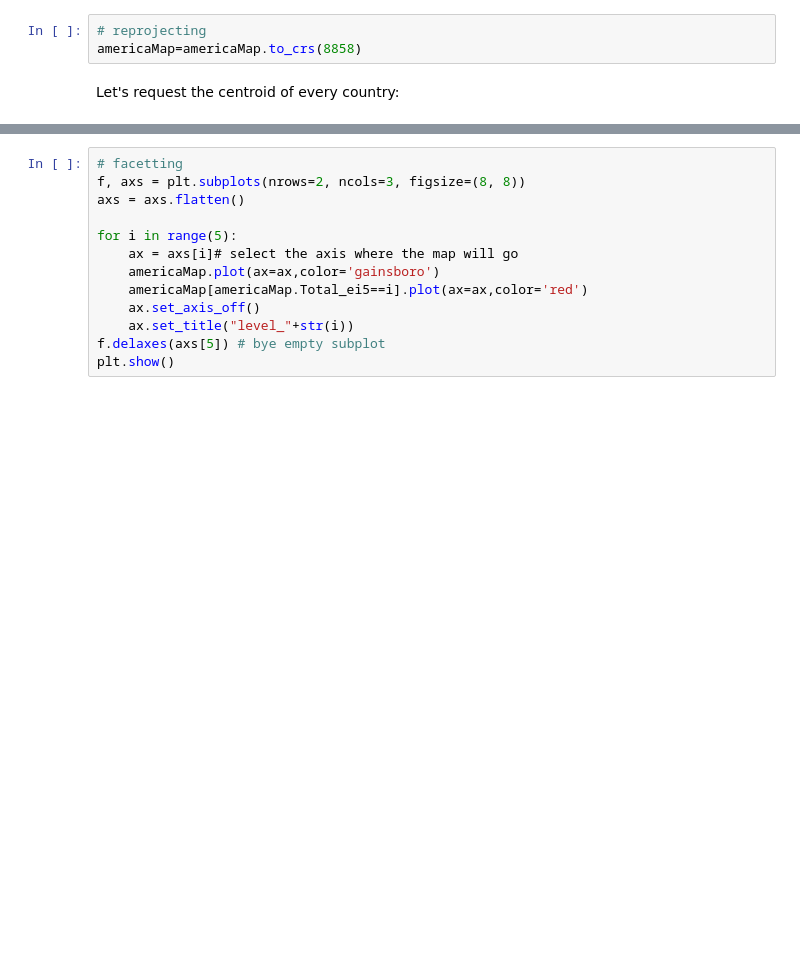
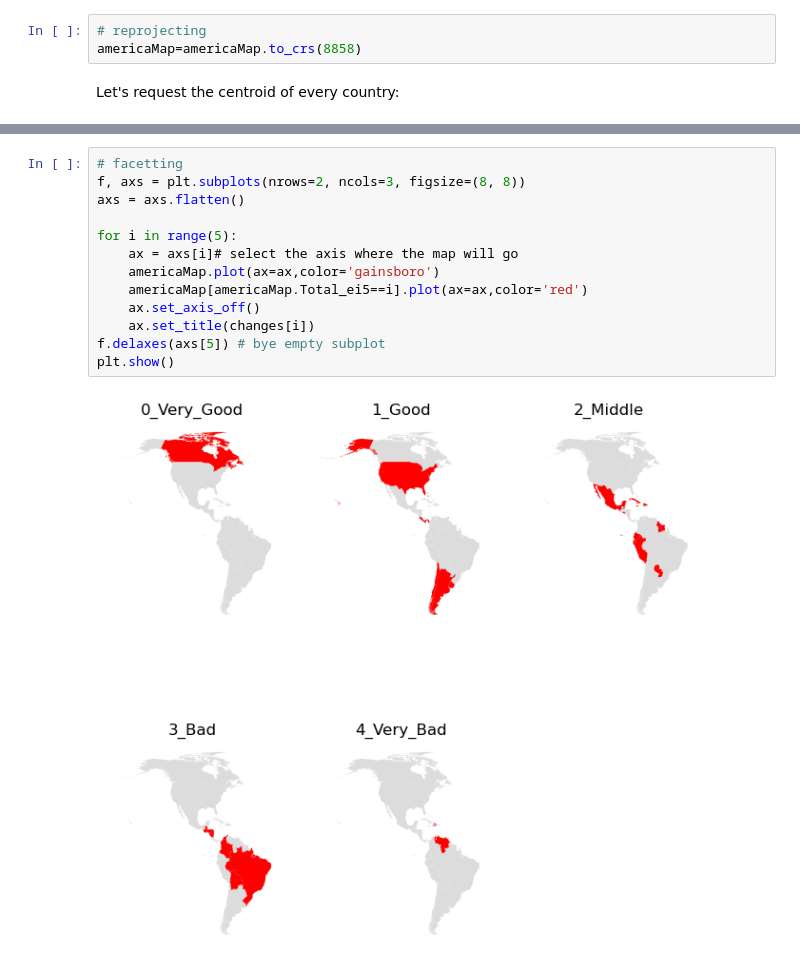
Before and after one commit to SocialAnalytics-StrategicIntelligence/codes, a Jupyter notebook: Merging and Choropleths.ipynb, the cells around one changed output, grey strips where cells are left out. Drawn from its saved outputs; the diff is of its cells as text; blank space fills up the shorter version.

```diff
--- a/Merging and Choropleths.ipynb
+++ b/Merging and Choropleths.ipynb
@@ -896,13 +1956,15 @@ americaMap.set_geometry("centroid").plot(column="Total_ei5",
 # %%
 # facetting
 f, axs = plt.subplots(nrows=2, ncols=3, figsize=(8, 8))
 axs = axs.flatten()
 
 for i in range(5):
     ax = axs[i]# select the axis where the map will go
     americaMap.plot(ax=ax,color='gainsboro')
     americaMap[americaMap.Total_ei5==i].plot(ax=ax,color='red')
     ax.set_axis_off()
-    ax.set_title("level_"+str(i))
+    ax.set_title(changes[i])
 f.delaxes(axs[5]) # bye empty subplot
 plt.show()
+# %% [output]
+[figure, added]
```
Also changed, not shown: parts of 115 cells of this notebook, 3 other files.
